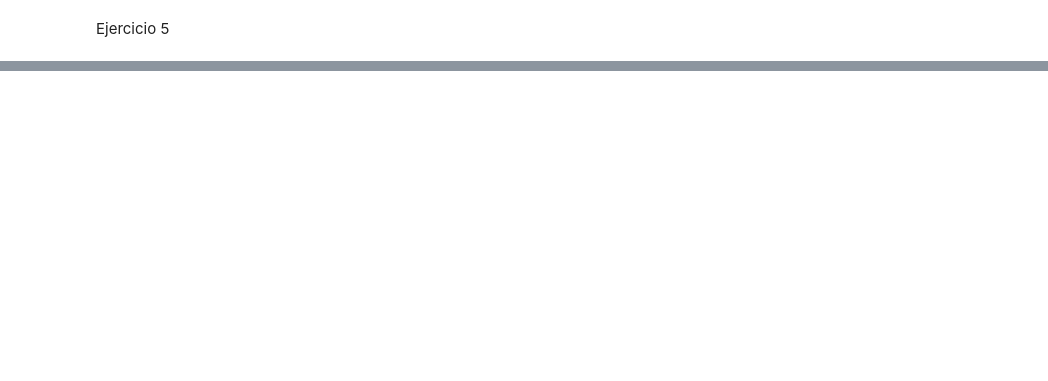
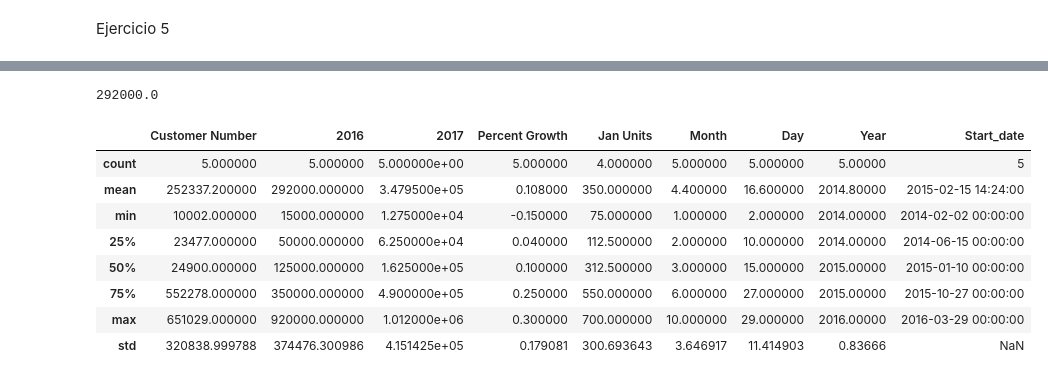
Before and after one commit to DanielLaBanda/DanielLaBanda, a Jupyter notebook: A01285898_M1_Actividad_5_Programación_en_Python_Librerías_Numpy_Matplotlib_Pandas.ipynb, the cells around one changed output, grey strips where cells are left out. Saved outputs shown, nothing was run; the diff lists cells and outputs as text; code cells hidden in the pictures; blank space fills up the shorter version.

```diff
--- a/A01285898_M1_Actividad_5_Programación_en_Python_Librerías_Numpy_Matplotlib_Pandas.ipynb
+++ b/A01285898_M1_Actividad_5_Programación_en_Python_Librerías_Numpy_Matplotlib_Pandas.ipynb
@@ -507,2 +530,5 @@ Name: hours-per-week, dtype: float64
 # %% [markdown]
 Ejercicio 5
+# %%
+sales = pd.read_csv('/content/sales_data_types.txt')
+sales.head()
@@ -508,0 +557,9 @@ Ejercicio 5
+# %%
+sales['Customer Number'] = sales['Customer Number'].astype('int64')
+sales['Customer Name'] = sales['Customer Name'].astype('string')
+sales['2016'] = sales['2016'].astype(str).str.replace(',', '', regex=True).str.lstrip('$').astype('float64')
+sales['2017'] = sales['2017'].astype(str).str.replace(',', '', regex=True).str.lstrip('$').astype('float64')
+sales['Percent Growth'] = sales['Percent Growth'].astype(str).str.rstrip('%').astype('float64') / 100
+sales['Jan Units'] = sales['Jan Units'].replace('Closed', np.nan).astype('float64')
+sales['Active'] = sales['Active'].astype(bool)
+sales.dtypes
@@ -508,0 +579,4 @@ Ejercicio 5
+# %%
+sales['Start_date'] = sales.Month.astype('string') + '-' + sales.Day.astype('string') + '-' + sales.Year.astype('string')
+sales['Start_date'] = pd.to_datetime(sales['Start_date'])
+sales.dtypes
@@ -508,0 +619,16 @@ Ejercicio 5
+# %%
+sales['2016'].mean()
+# %% [output]
+292000.0
+# %%
+sales.describe()
+# %% [output]
+|  | Customer Number | 2016 | 2017 | Percent Growth | Jan Units | Month | Day | Year | Start_date |
+| count | 5.000000 | 5.000000 | 5.000000e+00 | 5.000000 | 4.000000 | 5.000000 | 5.000000 | 5.00000 | 5 |
+| mean | 252337.200000 | 292000.000000 | 3.479500e+05 | 0.108000 | 350.000000 | 4.400000 | 16.600000 | 2014.80000 | 2015-02-15 14:24:00 |
+| min | 10002.000000 | 15000.000000 | 1.275000e+04 | -0.150000 | 75.000000 | 1.000000 | 2.000000 | 2014.00000 | 2014-02-02 00:00:00 |
+| 25% | 23477.000000 | 50000.000000 | 6.250000e+04 | 0.040000 | 112.500000 | 2.000000 | 10.000000 | 2014.00000 | 2014-06-15 00:00:00 |
+| 50% | 24900.000000 | 125000.000000 | 1.625000e+05 | 0.100000 | 312.500000 | 3.000000 | 15.000000 | 2015.00000 | 2015-01-10 00:00:00 |
+| 75% | 552278.000000 | 350000.000000 | 4.900000e+05 | 0.250000 | 550.000000 | 6.000000 | 27.000000 | 2015.00000 | 2015-10-27 00:00:00 |
+| max | 651029.000000 | 920000.000000 | 1.012000e+06 | 0.300000 | 700.000000 | 10.000000 | 29.000000 | 2016.00000 | 2016-03-29 00:00:00 |
+| std | 320838.999788 | 374476.300986 | 4.151425e+05 | 0.179081 | 300.693643 | 3.646917 | 11.414903 | 0.83666 | NaN |
```
Also changed, not shown: parts of 17 cells of this notebook.
